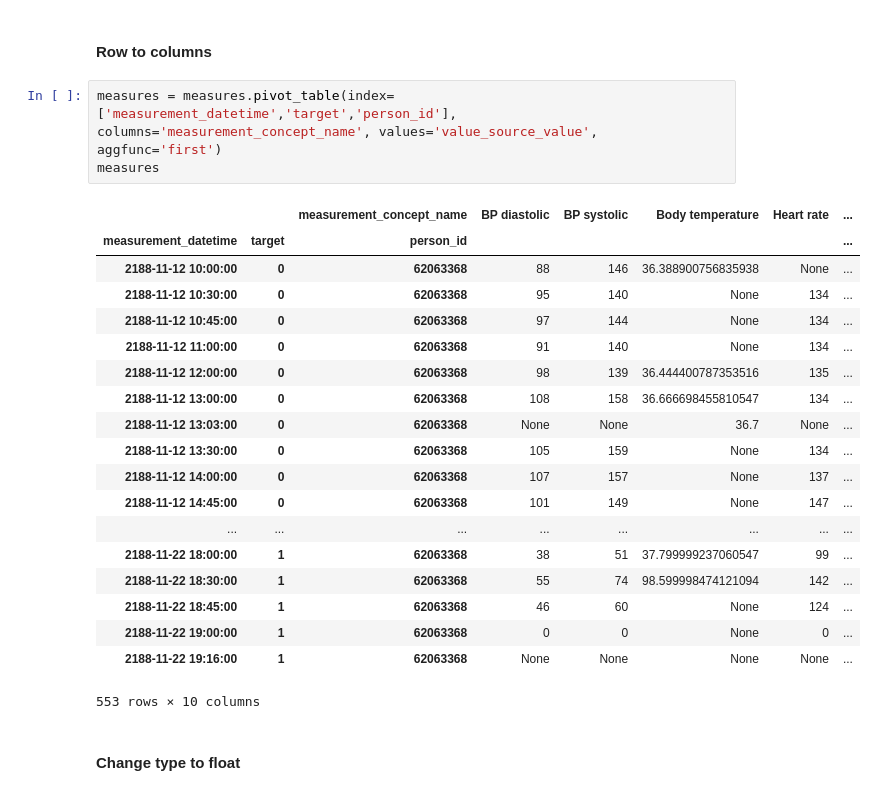
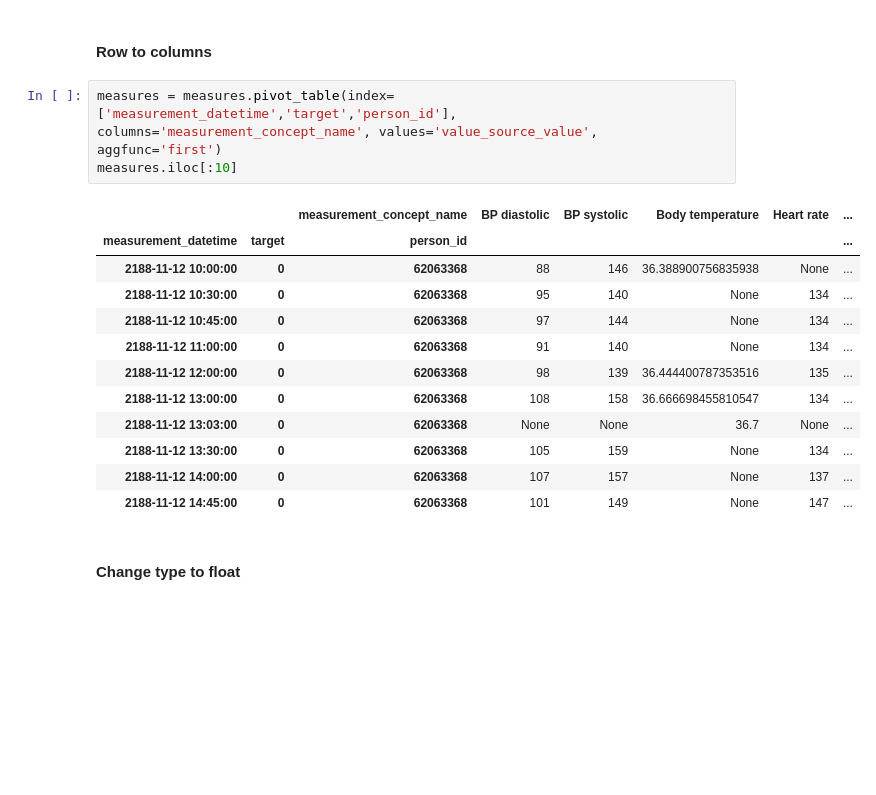
Before and after one commit to dataforgoodfr/batch4_diafoirus_fleming, a Jupyter notebook: omop_create dataset.ipynb, the cells around one changed output. Saved outputs shown, nothing was run; the diff lists cells and outputs as text; blank space fills up the shorter version.

```diff
--- a/omop_create dataset.ipynb
+++ b/omop_create dataset.ipynb
@@ -338,27 +310,20 @@ measures['target'] = measures.apply(define_target_value, axis=1)
 #### Row to columns
 # %%
 measures = measures.pivot_table(index=['measurement_datetime','target','person_id'], columns='measurement_concept_name', values='value_source_value', aggfunc='first')
-measures
+measures.iloc[:10]
 # %% [output]
 |  |  | measurement_concept_name | BP diastolic | BP systolic | Body temperature | Heart rate | ... |
 | measurement_datetime | target | person_id |  |  |  |  | ... |
 | 2188-11-12 10:00:00 | 0 | 62063368 | 88 | 146 | 36.388900756835938 | None | ... |
 | 2188-11-12 10:30:00 | 0 | 62063368 | 95 | 140 | None | 134 | ... |
 | 2188-11-12 10:45:00 | 0 | 62063368 | 97 | 144 | None | 134 | ... |
 | 2188-11-12 11:00:00 | 0 | 62063368 | 91 | 140 | None | 134 | ... |
 | 2188-11-12 12:00:00 | 0 | 62063368 | 98 | 139 | 36.444400787353516 | 135 | ... |
 | 2188-11-12 13:00:00 | 0 | 62063368 | 108 | 158 | 36.666698455810547 | 134 | ... |
 | 2188-11-12 13:03:00 | 0 | 62063368 | None | None | 36.7 | None | ... |
 | 2188-11-12 13:30:00 | 0 | 62063368 | 105 | 159 | None | 134 | ... |
 | 2188-11-12 14:00:00 | 0 | 62063368 | 107 | 157 | None | 137 | ... |
 | 2188-11-12 14:45:00 | 0 | 62063368 | 101 | 149 | None | 147 | ... |
-| ... | ... | ... | ... | ... | ... | ... | ... |
-| 2188-11-22 18:00:00 | 1 | 62063368 | 38 | 51 | 37.799999237060547 | 99 | ... |
-| 2188-11-22 18:30:00 | 1 | 62063368 | 55 | 74 | 98.599998474121094 | 142 | ... |
-| 2188-11-22 18:45:00 | 1 | 62063368 | 46 | 60 | None | 124 | ... |
-| 2188-11-22 19:00:00 | 1 | 62063368 | 0 | 0 | None | 0 | ... |
-| 2188-11-22 19:16:00 | 1 | 62063368 | None | None | None | None | ... |
-553 rows × 10 columns
 # %% [markdown]
 #### Change type to float
 # %%
```
Also changed, not shown: parts of 7 cells of this notebook.
